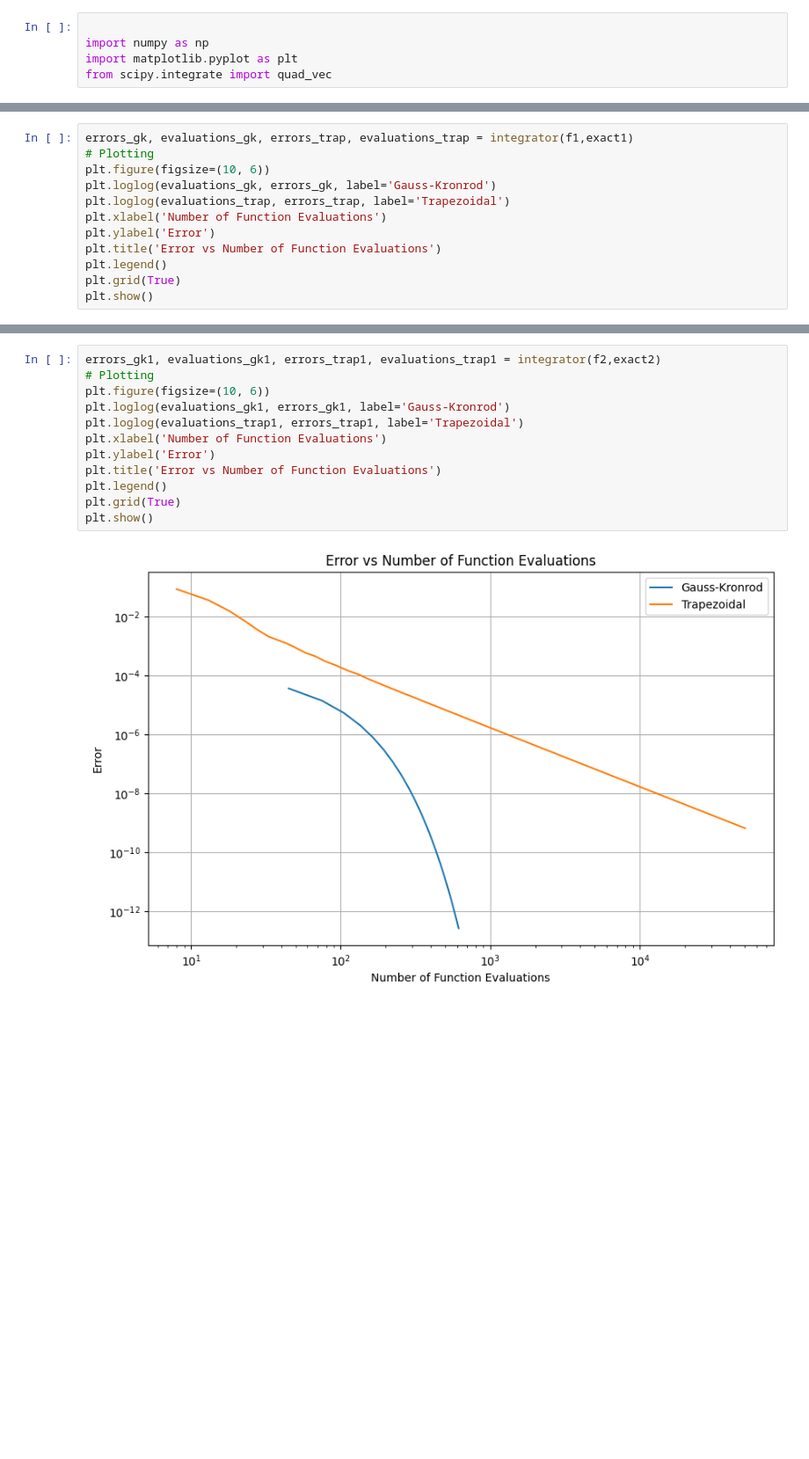
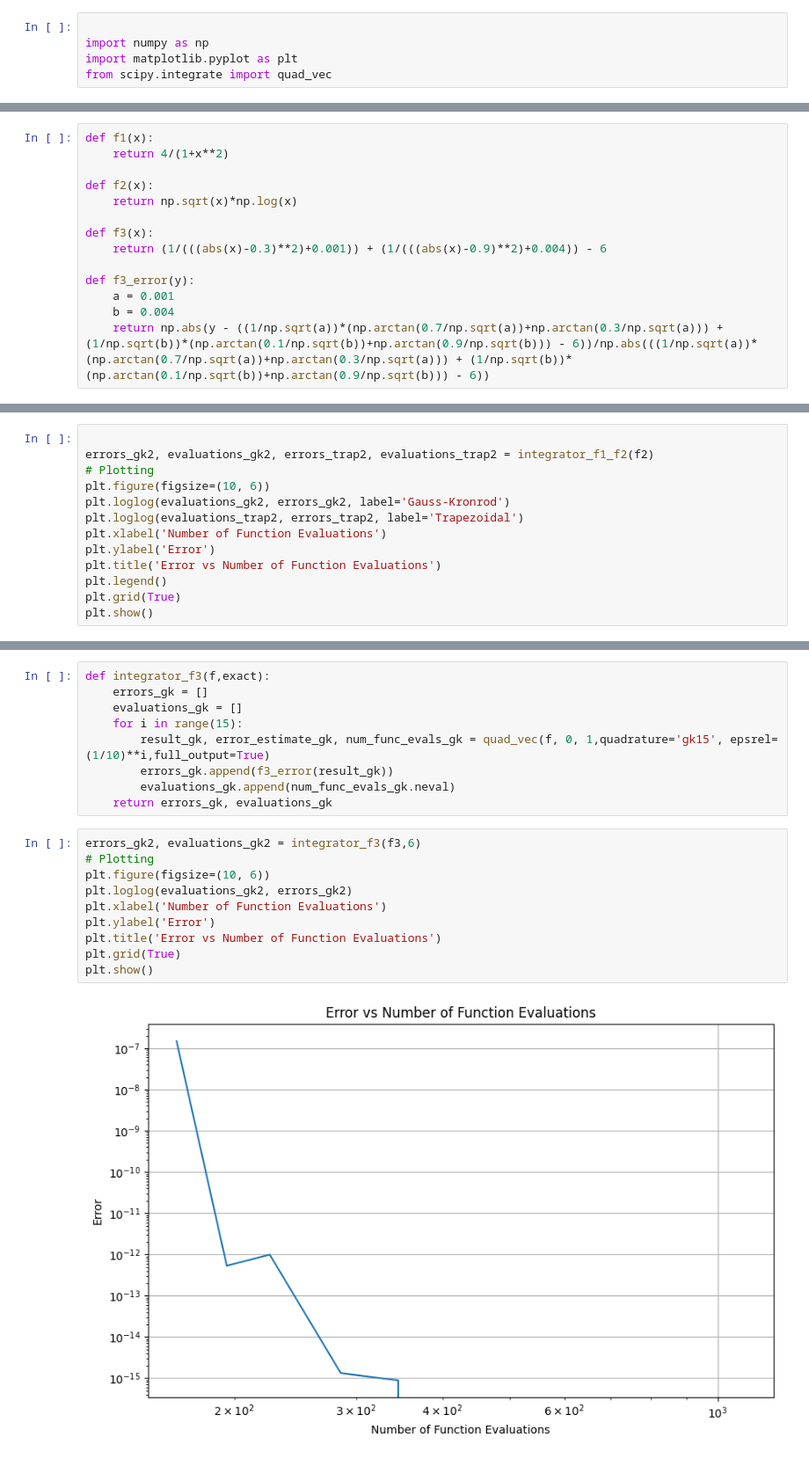
Before and after one commit to Fisieekk/MOwNiT, a Jupyter notebook: Lab7/1.ipynb, the cells around one changed output, grey strips where cells are left out. Shown at 88% size. Drawn from its saved outputs; the diff is of its cells as text; blank space fills up the shorter version.

```diff
--- a/Lab7/1.ipynb
+++ b/Lab7/1.ipynb
@@ -107 +97,15 @@ exact2 = -4/9
+# %%
+def f1(x):
+    return 4/(1+x**2)
+
+def f2(x):
+    return np.sqrt(x)*np.log(x)
+
+def f3(x):
+    return (1/(((abs(x)-0.3)**2)+0.001)) + (1/(((abs(x)-0.9)**2)+0.004)) - 6
+
+def f3_error(y):
+    a = 0.001
+    b = 0.004
+    return np.abs(y - ((1/np.sqrt(a))*(np.arctan(0.7/np.sqrt(a))+np.arctan(0.3/np.sqrt(a))) + (1/np.sqrt(b))*(np.arctan(0.1/np.sqrt(b))+np.arctan(0.9/np.sqrt(b))) - 6))/np.abs(((1/np.sqrt(a))*(np.arctan(0.7/np.sqrt(a))+np.arctan(0.3/np.sqrt(a))) + (1/np.sqrt(b))*(np.arctan(0.1/np.sqrt(b))+np.arctan(0.9/np.sqrt(b))) - 6))
 # %%
@@ -122,9 +152,10 @@ def integrator(f,exact):
 # %%
-errors_gk, evaluations_gk, errors_trap, evaluations_trap = integrator(f1,exact1)
+
+errors_gk2, evaluations_gk2, errors_trap2, evaluations_trap2 = integrator_f1_f2(f2)
 # Plotting
 plt.figure(figsize=(10, 6))
-plt.loglog(evaluations_gk, errors_gk, label='Gauss-Kronrod')
-plt.loglog(evaluations_trap, errors_trap, label='Trapezoidal')
+plt.loglog(evaluations_gk2, errors_gk2, label='Gauss-Kronrod')
+plt.loglog(evaluations_trap2, errors_trap2, label='Trapezoidal')
 plt.xlabel('Number of Function Evaluations')
 plt.ylabel('Error')
 plt.title('Error vs Number of Function Evaluations')
@@ -149,14 +167,21 @@ plt.show()
+# %%
+def integrator_f3(f,exact):
+    errors_gk = []
+    evaluations_gk = []
+    for i in range(15):
+        result_gk, error_estimate_gk, num_func_evals_gk = quad_vec(f, 0, 1,quadrature='gk15', epsrel=(1/10)**i,full_output=True)
+        errors_gk.append(f3_error(result_gk))
+        evaluations_gk.append(num_func_evals_gk.neval)
+    return errors_gk, evaluations_gk
 # %%
-errors_gk1, evaluations_gk1, errors_trap1, evaluations_trap1 = integrator(f2,exact2)
+errors_gk2, evaluations_gk2 = integrator_f3(f3,6)
 # Plotting
 plt.figure(figsize=(10, 6))
-plt.loglog(evaluations_gk1, errors_gk1, label='Gauss-Kronrod')
-plt.loglog(evaluations_trap1, errors_trap1, label='Trapezoidal')
+plt.loglog(evaluations_gk2, errors_gk2)
 plt.xlabel('Number of Function Evaluations')
 plt.ylabel('Error')
 plt.title('Error vs Number of Function Evaluations')
-plt.legend()
 plt.grid(True)
 plt.show()
 # %% [output]
-[figure, old version]
+[figure, new version]
```
Also changed, not shown: parts of 6 cells of this notebook, 1 other file.
